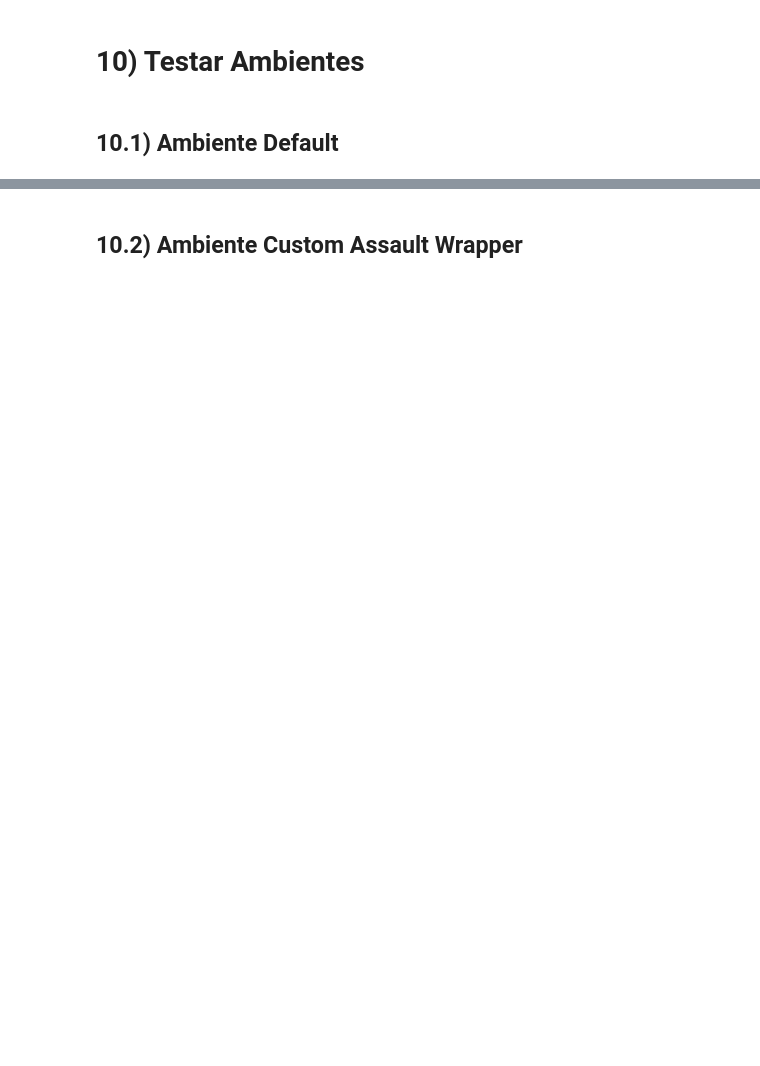
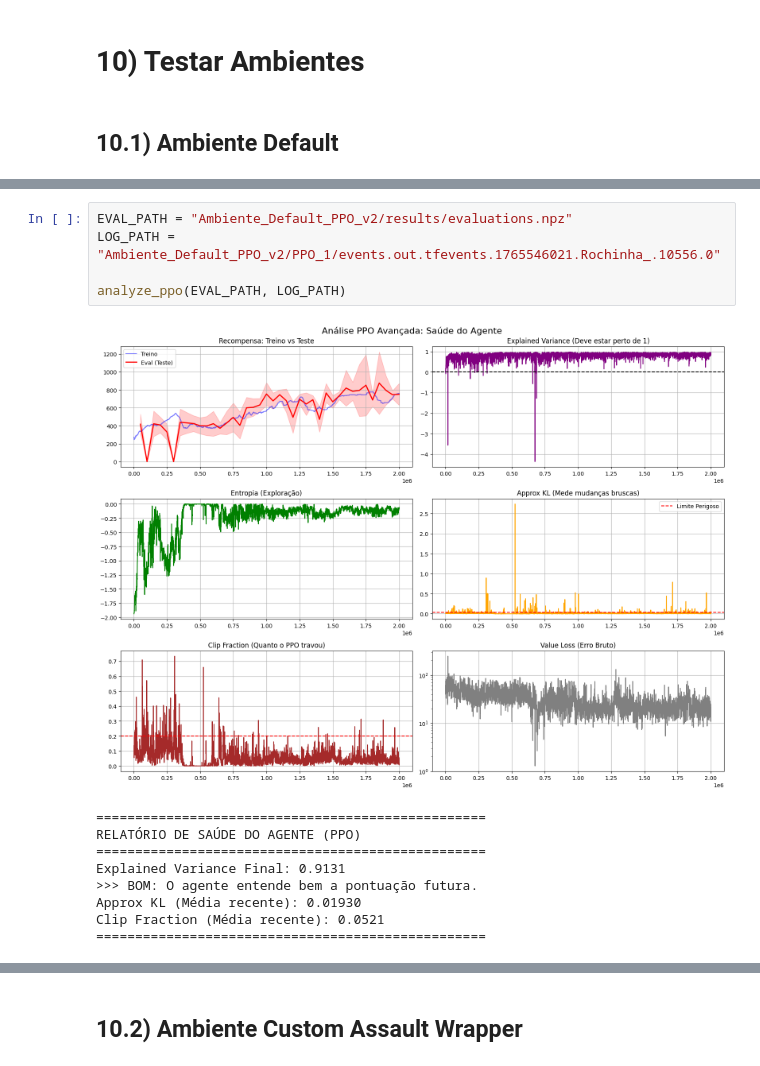
Before and after one commit to diogo-xyz/Reinforcement-Learning-Agents, a Jupyter notebook: PL1_GP2.ipynb, the cells around one changed output, grey strips where cells are left out. Cells and saved outputs as stored; diff of their text form; blank space fills up the shorter version.

```diff
--- a/PL1_GP2.ipynb
+++ b/PL1_GP2.ipynb
@@ -1981,0 +2506,15 @@ Vídeo guardado em: ./Ambiente_Default/video.mp4
+# %%
+EVAL_PATH = "Ambiente_Default_PPO_v2/results/evaluations.npz"
+LOG_PATH = "Ambiente_Default_PPO_v2/PPO_1/events.out.tfevents.1765546021.Rochinha_.10556.0"
+
+analyze_ppo(EVAL_PATH, LOG_PATH)
+# %% [output]
+[figure, added]
+==================================================
+RELATÓRIO DE SAÚDE DO AGENTE (PPO)
+==================================================
+Explained Variance Final: 0.9131
+>>> BOM: O agente entende bem a pontuação futura.
+Approx KL (Média recente): 0.01930
+Clip Fraction (Média recente): 0.0521
+==================================================
```
Also changed, not shown: parts of 111 cells of this notebook, 1 other file.
